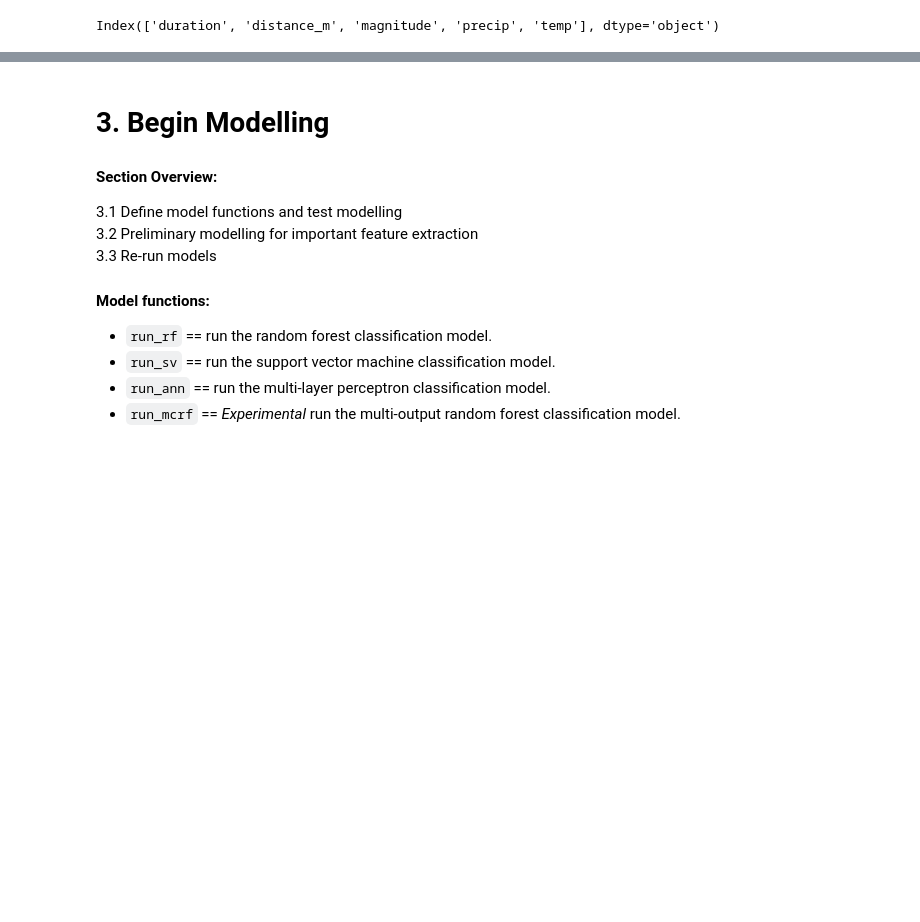
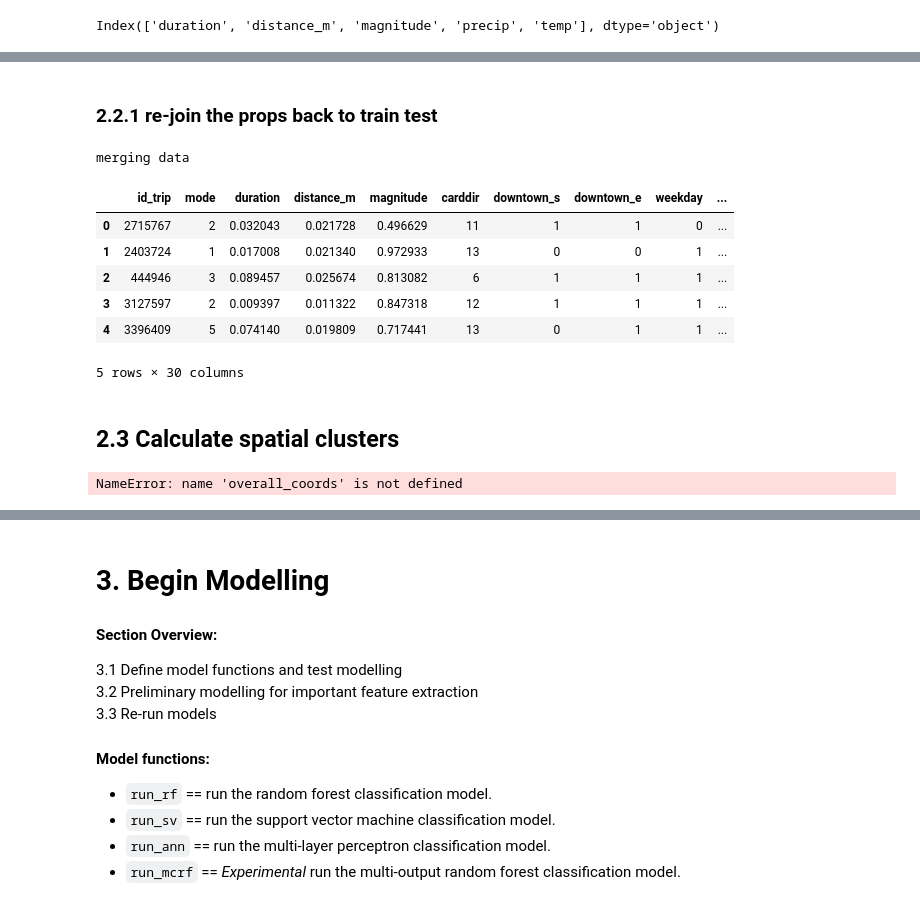
Before and after one commit to Thomasjkeel/Trip_Purpose_Classification, a Jupyter notebook: Notebooks/models/models/machine_learning.ipynb, the cells around one changed output, grey strips where cells are left out. Saved outputs shown, nothing was run; the diff lists cells and outputs as text; code cells hidden in the pictures; blank space fills up the shorter version.

Commit message:
move cluster estimation

```diff
--- a/Notebooks/models/models/machine_learning.ipynb
+++ b/Notebooks/models/models/machine_learning.ipynb
@@ -171,0 +218,15 @@ X_train.head()
+# %%
+%%time
+# around 2 hours 30 mins when calculating
+try:
+    print('loading from pre-calculated')
+    purp_props_df = pd.read_csv('../../../Data/purpose_proportion.csv')
+except:
+    print('need to recalculate')
+    all_purp_props = geo_df.apply(calc_p_nearby,axis=1, args=(geo_df_train,))
+    all_X['all_purp_props'] = all_purp_props
+    purp_props_df = all_X['all_purp_props'].apply(pd.Series)
+    purp_props_df.columns = ['p_nearby_leisure','p_nearby_food','p_nearby_shops',\
+                         'p_nearby_pickup','p_nearby_education','p_nearby_health']
+    purp_props_df.to_csv('../../../Data/purpose_proportion.csv',index=False)
+    all_X.drop('all_purp_props', axis=1, inplace=True)
@@ -171,0 +246,5 @@ X_train.head()
+# %%
+# join the data back to the all_X
+if not 'p_nearby_leisure' in all_X.columns:
+    print('concatenating')
+    all_X = pd.concat([all_X, purp_props_df], axis=1)
@@ -171,0 +253,3 @@ X_train.head()
+# %%
+if 'geometry' in all_X.columns:
+    all_X.drop('geometry', axis=1, inplace=True)
@@ -171,0 +263,23 @@ X_train.head()
+# %% [markdown]
+### 2.2.1 re-join the props back to train test
+# %%
+if not 'p_nearby_leisure' in X_train.columns:
+    print('merging data')
+    col_to_merge = ['id_trip', 'p_nearby_leisure','p_nearby_food','p_nearby_shops',\
+                        'p_nearby_pickup','p_nearby_education','p_nearby_health']
+    X_train = X_train.merge(all_X[col_to_merge], on='id_trip')
+    X_test = X_test.merge(all_X[col_to_merge], on='id_trip')
+# %% [output]
+merging data
+# %%
+X_test.head()
+# %% [output]
+|  | id_trip | mode | duration | distance_m | magnitude | carddir | downtown_s | downtown_e | weekday | ... |
+| 0 | 2715767 | 2 | 0.032043 | 0.021728 | 0.496629 | 11 | 1 | 1 | 0 | ... |
+| 1 | 2403724 | 1 | 0.017008 | 0.021340 | 0.972933 | 13 | 0 | 0 | 1 | ... |
+| 2 | 444946 | 3 | 0.089457 | 0.025674 | 0.813082 | 6 | 1 | 1 | 1 | ... |
+| 3 | 3127597 | 2 | 0.009397 | 0.011322 | 0.847318 | 12 | 1 | 1 | 1 | ... |
+| 4 | 3396409 | 5 | 0.074140 | 0.019809 | 0.717441 | 13 | 0 | 1 | 1 | ... |
+5 rows × 30 columns
+# %% [markdown]
+## 2.3 Calculate spatial clusters
@@ -171,0 +294,5 @@ X_train.head()
+# %%
+kmeans = KMeans(n_clusters=12, random_state=0).fit(overall_coords)
+kmeans.labels_
+# %% [output]
+NameError: name 'overall_coords' is not defined
```
Also changed, not shown: parts of 38 cells of this notebook, 1 other file.
